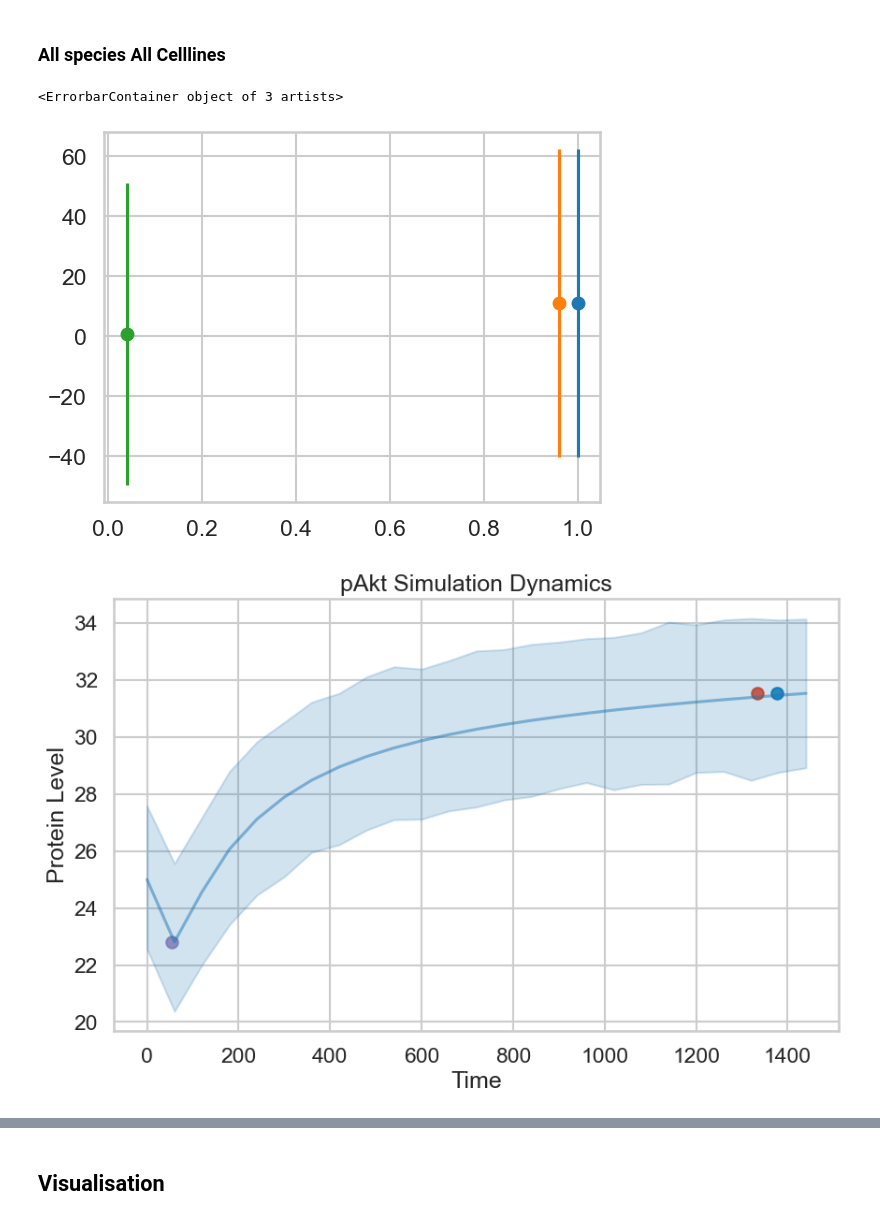
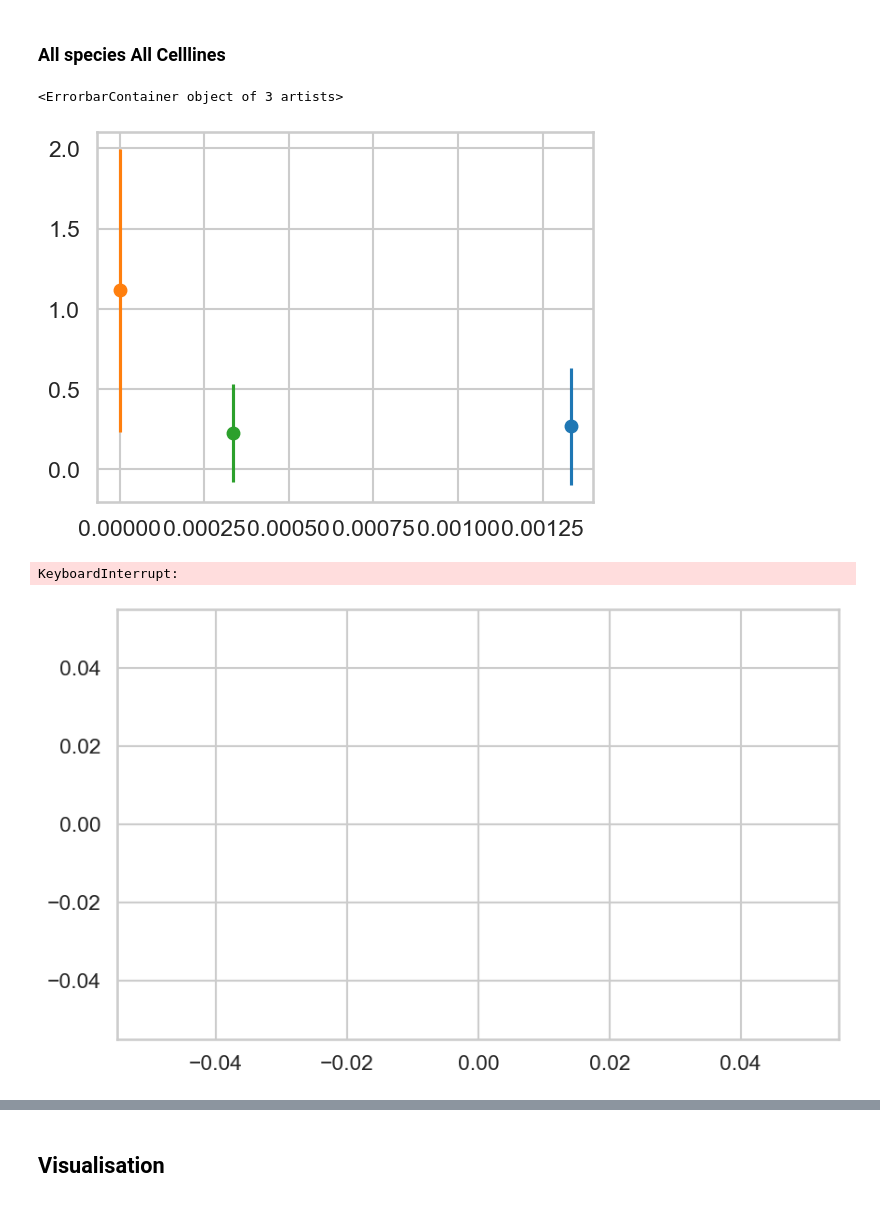
Before and after one commit to AnEvilBurrito/ode-biomarker-project, a Jupyter notebook: project-phdndf/AN10_visual_dynamic_feature_vs_dynamic.ipynb, the cells around one changed output, grey strips where cells are left out. Cells and saved outputs as stored; diff of their text form; code cells hidden in the pictures.

Commit message:
update data code

```diff
--- a/project-phdndf/AN10_visual_dynamic_feature_vs_dynamic.ipynb
+++ b/project-phdndf/AN10_visual_dynamic_feature_vs_dynamic.ipynb
@@ -30,12 +30,15 @@ loading_code = 'generic-gdsc-1-FGFR_0939-LN_IC50-fgfr4_ccle_dynamic_features-tru
 # generic-gdsc-{number}-{drug_name}-{target_label}-{dataset_name}-{replace_index}-{row_index}
 feature_data, label_data = data_link.get_data_using_code(loading_code)
 # %%
-loading_code = 'fgfr4_ccle_dynamic_features_v2'
+loading_code = 'cdk46_ccle_dynamic_features_v2'
 dynamic_features = data_link.get_data_from_code(loading_code)
 # %%
 # attempt load from loading code
 
-loading_code = 'fgfr4_model_raw_simulation'
+# cdk_model_raw_simulation
+# fgfr4_model_raw_simulation
+
+loading_code = 'cdk_model_raw_simulation'
 simulation_data = data_link.get_data_from_code(loading_code)
 # %% [markdown]
 ## Dynamic Feature vs Simulation Data Validation
@@ -43,7 +78,7 @@ simulation_data = data_link.get_data_from_code(loading_code)
 ### One Specie One Cellline
 # %%
 cellline = 'ACH-001113'
-specie = 'pAkt'
+specie = 'INSRpY'
 selected_data = simulation_data[simulation_data['Cellline'] == cellline]
 specie_data = selected_data[specie]
 dyn_feat_cols = ['auc', 'median', 'tfc', 'tmax',
@@ -71,6 +106,7 @@ plt.show()
 # %% [markdown]
 ### All species All Celllines
 # %%
+time_size = len(specie_data)
 target_proteins = [specie]
 
 indexed_dyn_feats = dynamic_features.set_index('Unnamed: 0')
@@ -134,30 +170,31 @@ ax.errorbar([tmax_median], [max_median], yerr=[max_std], fmt='o', label='max')
 ax.errorbar([tmin_median], [min_median], yerr=[min_std], fmt='o', label='min')
 # %% [output]
 <ErrorbarContainer object of 3 artists>
-[figure, old version]
+[figure, new version]
 # %%
 import seaborn as sns
 import matplotlib.pyplot as plt
 
 sns.set_style('whitegrid')
 sns.set_context('talk')
 
 plt.figure(figsize=(10, 6))
 sns.lineplot(data=simulation_data, x='Time', y=specie, alpha=0.5)
 # plt.errorbar([ttsv_median*1440], [tsv_median], yerr=[tsv_std], fmt='o', label='tsv', color='#BC3C29FF', alpha=0.8)
 # plt.errorbar([tmax_median*1440], [max_median], yerr=[max_std], fmt='o', label='max', color='#0072B5FF', alpha=0.8)
 # plt.errorbar([tmin_median*1440], [min_median], yerr=[min_std], fmt='o', label='min', color='#7876B1FF', alpha=0.8)
-plt.scatter([ttsv_mean*1440], [tsv_mean], color='#BC3C29FF', alpha=0.8)
-plt.scatter([tmax_mean*1440], [max_mean], color='#0072B5FF', alpha=0.8)
-plt.scatter([tmin_mean*1440], [min_mean], color='#7876B1FF', alpha=0.8)
+plt.scatter([ttsv_mean*time_size], [tsv_mean], color='#BC3C29FF', alpha=0.8)
+plt.scatter([tmax_mean*time_size], [max_mean], color='#0072B5FF', alpha=0.8)
+plt.scatter([tmin_mean*time_size], [min_mean], color='#7876B1FF', alpha=0.8)
 # use legend, place it outside
 # plt.legend(loc='upper left', bbox_to_anchor=(1, 1), fontsize=12)
 plt.xlabel('Time')
 plt.ylabel('Protein Level')
 plt.title(f'{specie} Simulation Dynamics')
 plt.show()
 # %% [output]
+KeyboardInterrupt:
-[figure, old version]
+[figure, new version]
 # %%
 import seaborn as sns
 import matplotlib.pyplot as plt
```
Also changed, not shown: parts of 5 cells of this notebook, 2 other files.
